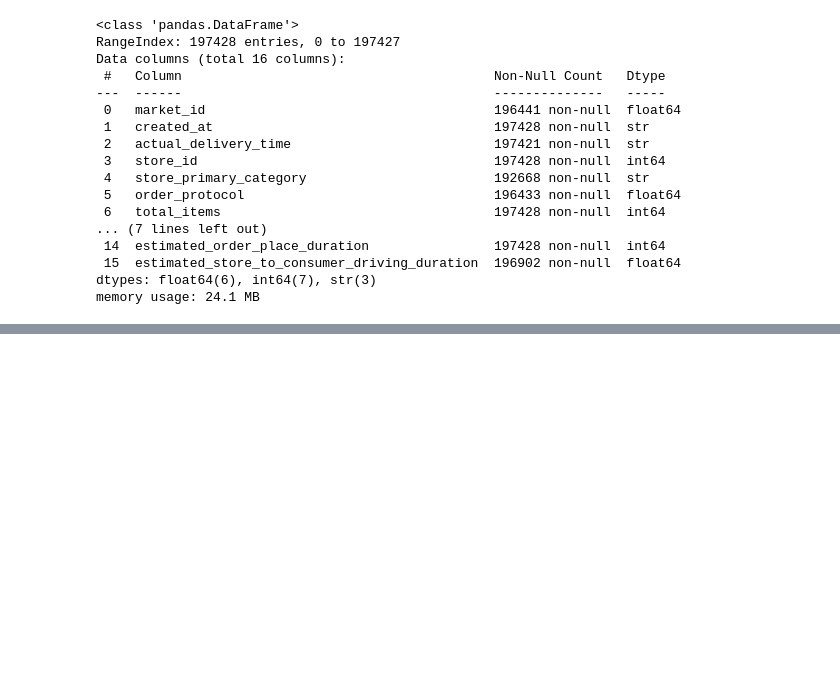
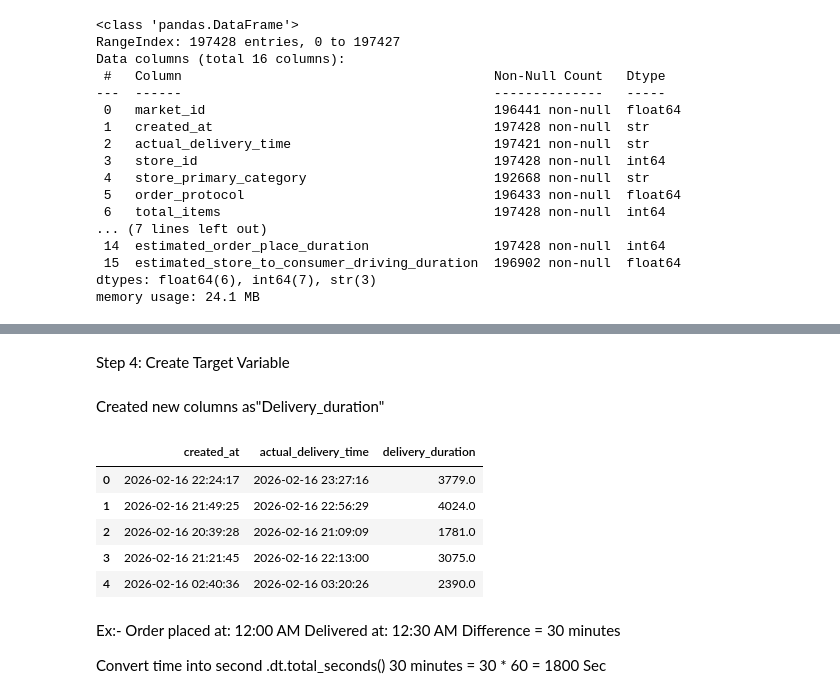
Before and after one commit to Mayuri-GS/Machine-Learning-1491, a Jupyter notebook: Delivery_Duration_Prediction/Delivery_Duration_Prediction.ipynb, the cells around one changed output, grey strips where cells are left out. Cells and saved outputs as stored; diff of their text form; code cells hidden in the pictures; blank space fills up the shorter version.

```diff
--- a/Delivery_Duration_Prediction/Delivery_Duration_Prediction.ipynb
+++ b/Delivery_Duration_Prediction/Delivery_Duration_Prediction.ipynb
@@ -48,0 +90,24 @@ memory usage: 24.1 MB
+# %% [markdown]
+Step 4: Create Target Variable
+# %% [markdown]
+Created new columns as"Delivery_duration"
+# %%
+#Calculate a delivery Time
+df['delivery_duration'] = (df['actual_delivery_time'] - df['created_at']).dt.total_seconds()
+df[['created_at','actual_delivery_time','delivery_duration']].head()
+# %% [output]
+|  | created_at | actual_delivery_time | delivery_duration |
+| 0 | 2026-02-16 22:24:17 | 2026-02-16 23:27:16 | 3779.0 |
+| 1 | 2026-02-16 21:49:25 | 2026-02-16 22:56:29 | 4024.0 |
+| 2 | 2026-02-16 20:39:28 | 2026-02-16 21:09:09 | 1781.0 |
+| 3 | 2026-02-16 21:21:45 | 2026-02-16 22:13:00 | 3075.0 |
+| 4 | 2026-02-16 02:40:36 | 2026-02-16 03:20:26 | 2390.0 |
+# %% [markdown]
+Ex:-
+Order placed at: 12:00 AM
+Delivered at: 12:30 AM
+Difference = 30 minutes
+
+Convert time into second
+.dt.total_seconds()
+30 minutes = 30 * 60 = 1800 Sec
```
Also changed, not shown: parts of 25 cells of this notebook, 1 other file.
